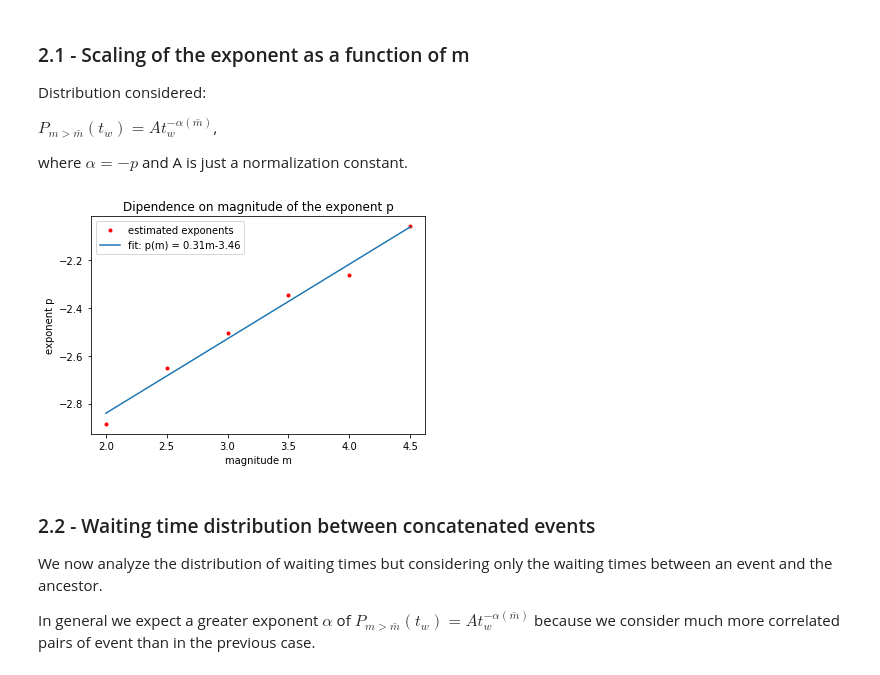
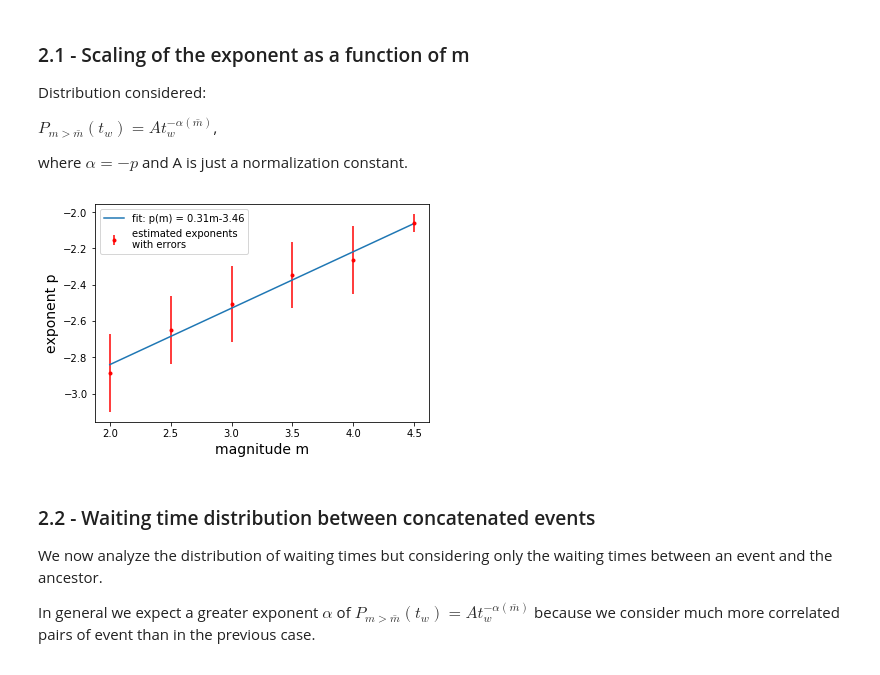
Before and after one commit to mango915/Earthquakes, a Jupyter notebook: nico.ipynb, the cells around one changed output. Saved outputs shown, nothing was run; the diff lists cells and outputs as text; code cells hidden in the pictures.

```diff
--- a/nico.ipynb
+++ b/nico.ipynb
@@ -495,11 +496,12 @@ def plot_Pm_t2(m, df):
 ms = np.linspace(2,4.5,6)
 ps1 = np.zeros(len(ms))
 qs1 = np.zeros(len(ms))
+p_errors = np.zeros(len(ms))
 # we could also use the covariance of the parameters from curve_fit in order to have an error on p !
 
 for i in range(len(ms)):
     m = ms[i]
-    ps1[i], qs1[i] = plot_Pm_t2(m, df)
+    ps1[i], qs1[i], p_errors[i] = plot_Pm_t2(m, df)
 # %% [output]
 Time distribution for m =  2.0
 
@@ -572,16 +574,16 @@ where $\alpha = -p$ and A is just a normalization constant.
 # %%
 # we can see how the exponent is a linear funcion of m
 
 slope, intercept, r_value, p_value, std_err = stats.linregress(ms, ps1)
-plt.plot(ms, ps1, '.r', label = 'estimated exponents' )
+plt.errorbar(ms, ps1, yerr = p_errors, fmt = '.r', label = 'estimated exponents \nwith errors' )
 plt.plot(ms, intercept+slope*ms, label = 'fit: p(m) = %.2fm%.2f'%(slope,intercept))
-plt.title('Dipendence on magnitude of the exponent p')
-plt.ylabel('exponent p')
-plt.xlabel('magnitude m')
+#plt.title('Dipendence on magnitude of the exponent p')
+plt.ylabel('exponent p', fontsize = 14)
+plt.xlabel('magnitude m', fontsize = 14)
 plt.legend()
 plt.show()
 # %% [output]
-[figure, old version]
+[figure, new version]
 # %% [markdown]
 ### 2.2 - Waiting time distribution between concatenated events
 
```
Also changed, not shown: parts of 4 cells of this notebook.
